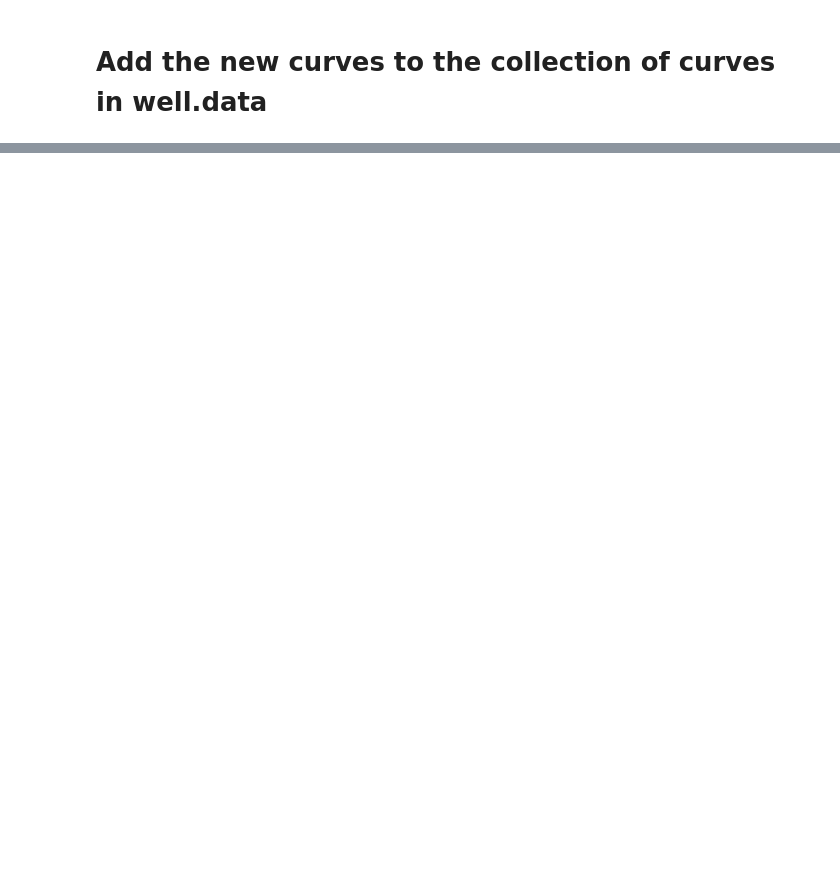
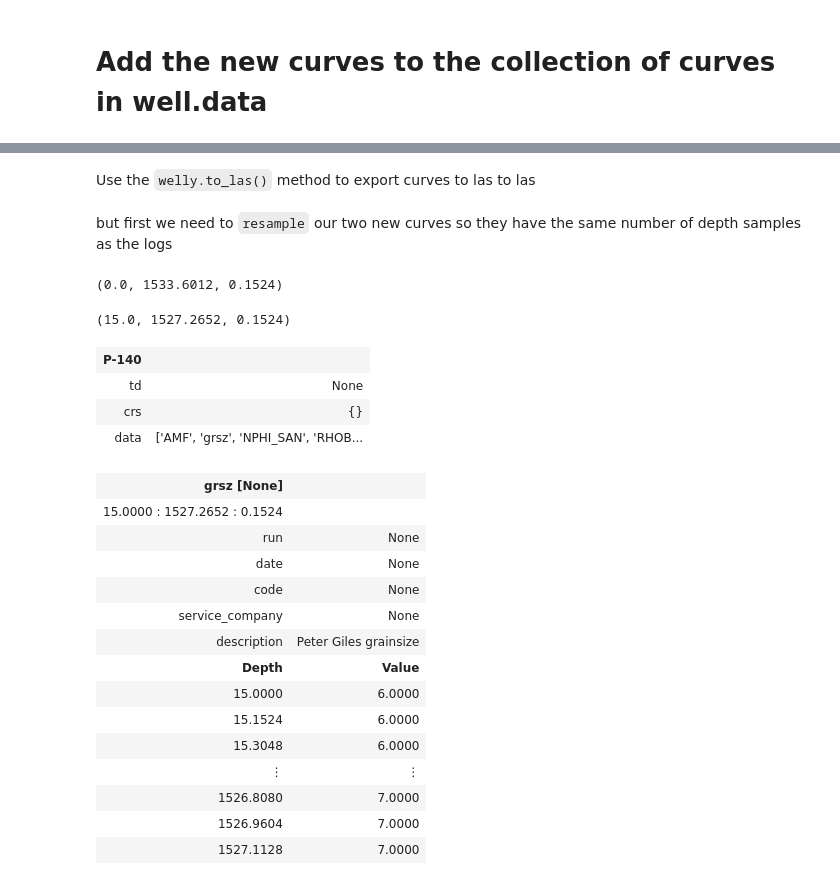
Before and after one commit to EvanBianco/recipes, a Jupyter notebook: Creating a striplog from an image.ipynb, the cells around one changed output, grey strips where cells are left out. Cells and saved outputs as stored; diff of their text form; code cells hidden in the pictures; blank space fills up the shorter version.

```diff
--- a/Creating a striplog from an image.ipynb
+++ b/Creating a striplog from an image.ipynb
@@ -186,0 +186,20 @@ well.plot(tracks=tracks)
+# %% [markdown]
+Use the `welly.to_las()` method to export curves to las to las
+# %% [markdown]
+but first we need to `resample` our two new curves so they have the same number of depth samples as the logs
+# %%
+gr = well.data['GR']
+gr.start, gr.stop, gr.step
+# %% [output]
+(0.0, 1533.6012, 0.1524)
+# %%
+well.data['grsz'].start, well.data['grsz'].stop, well.data['grsz'].step
+# %% [output]
+(15.0, 1527.2652, 0.1524)
+# %%
+well
+# %% [output]
+| P-140 |  |
+| td | None |
+| crs | {} |
+| data | ['AMF', 'grsz', 'NPHI_SAN', 'RHOB... |
@@ -186,0 +208,18 @@ well.plot(tracks=tracks)
+# %%
+grainCurve
+# %% [output]
+| grsz [None] |  |
+| 15.0000 : 1527.2652 : 0.1524 |  |
+| run | None |
+| date | None |
+| code | None |
+| service_company | None |
+| description | Peter Giles grainsize |
+| Depth | Value |
+| 15.0000 | 6.0000 |
+| 15.1524 | 6.0000 |
+| 15.3048 | 6.0000 |
+| ⋮ | ⋮ |
+| 1526.8080 | 7.0000 |
+| 1526.9604 | 7.0000 |
+| 1527.1128 | 7.0000 |
```
Also changed, not shown: parts of 14 cells of this notebook, 3 other files.
